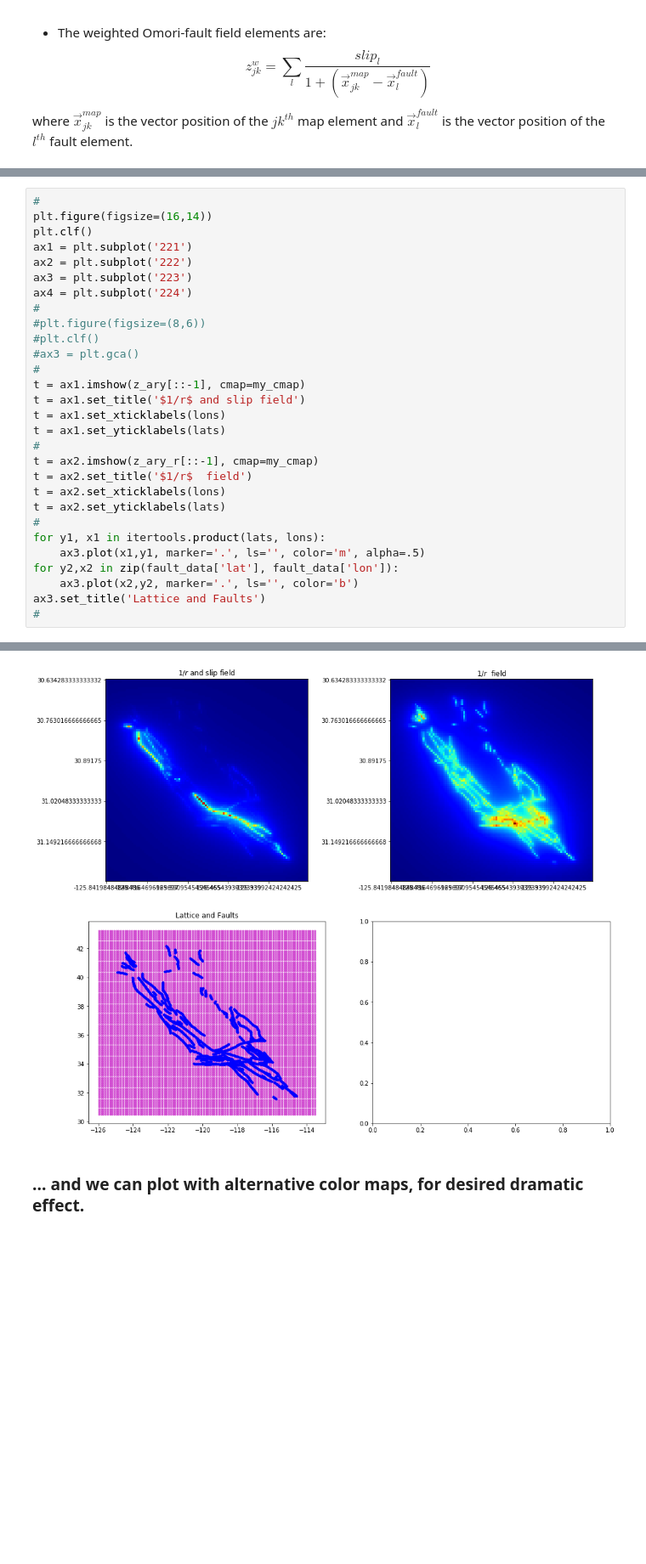
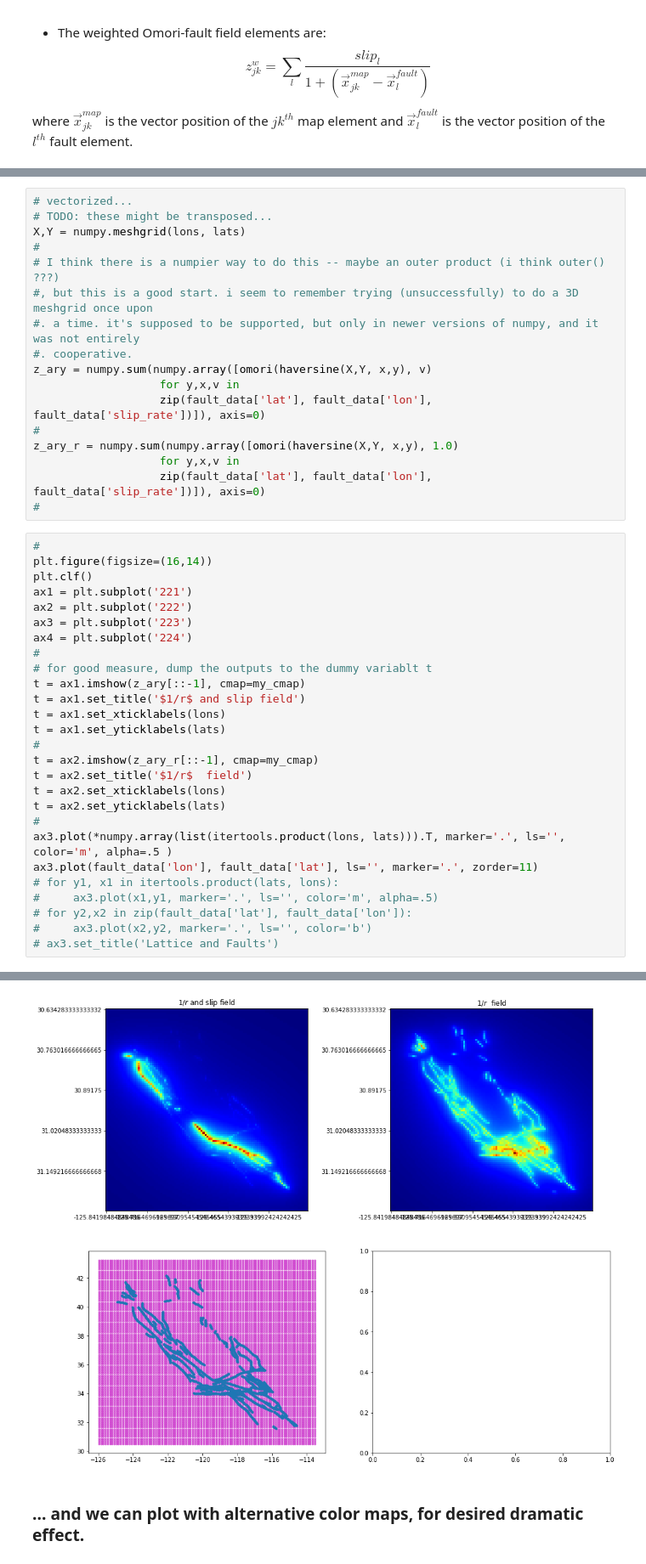
Before and after one commit to markyoder/gallery, a Jupyter notebook: ETAS_slip_inversion.ipynb, the cells around one changed output, grey strips where cells are left out. Shown: that part at 85% size. Cells and saved outputs as stored; diff of their text form; blank space fills up the shorter version.

Commit message:
fixed a few more bugs in etas_slip_inversion; vectorized the slip field estimator, which is about 100x faster -- runs in 30 seconds, instead of 10+ minutes... which is good.

```diff
--- a/ETAS_slip_inversion.ipynb
+++ b/ETAS_slip_inversion.ipynb
@@ -225,3 +261,20 @@ z_ary_r = numpy.reshape(numpy.array([rw[2] for rw in XYZ_r]), (n_lon, n_lat))
+# %%
+# vectorized...
+# TODO: these might be transposed...
+X,Y = numpy.meshgrid(lons, lats)
+#
+# I think there is a numpier way to do this -- maybe an outer product (i think outer() ???)
+#, but this is a good start. i seem to remember trying (unsuccessfully) to do a 3D meshgrid once upon
+#. a time. it's supposed to be supported, but only in newer versions of numpy, and it was not entirely
+#. cooperative.
+z_ary = numpy.sum(numpy.array([omori(haversine(X,Y, x,y), v)
+                   for y,x,v in
+                   zip(fault_data['lat'], fault_data['lon'], fault_data['slip_rate'])]), axis=0)
+#
+z_ary_r = numpy.sum(numpy.array([omori(haversine(X,Y, x,y), 1.0)
+                   for y,x,v in
+                   zip(fault_data['lat'], fault_data['lon'], fault_data['slip_rate'])]), axis=0)
+#
 # %%
 #
 plt.figure(figsize=(16,14))
@@ -231,10 +284,7 @@ ax2 = plt.subplot('222')
 ax3 = plt.subplot('223')
 ax4 = plt.subplot('224')
 #
-#plt.figure(figsize=(8,6))
-#plt.clf()
-#ax3 = plt.gca()
-#
+# for good measure, dump the outputs to the dummy variablt t
 t = ax1.imshow(z_ary[::-1], cmap=my_cmap)
 t = ax1.set_title('$1/r$ and slip field')
 t = ax1.set_xticklabels(lons)
@@ -245,10 +295,11 @@ t = ax2.set_title('$1/r$  field')
 t = ax2.set_xticklabels(lons)
 t = ax2.set_yticklabels(lats)
 #
-for y1, x1 in itertools.product(lats, lons):
-    ax3.plot(x1,y1, marker='.', ls='', color='m', alpha=.5)
-for y2,x2 in zip(fault_data['lat'], fault_data['lon']):
-    ax3.plot(x2,y2, marker='.', ls='', color='b')
-ax3.set_title('Lattice and Faults')
-#
+ax3.plot(*numpy.array(list(itertools.product(lons, lats))).T, marker='.', ls='', color='m', alpha=.5 )
+ax3.plot(fault_data['lon'], fault_data['lat'], ls='', marker='.', zorder=11)
+# for y1, x1 in itertools.product(lats, lons):
+#     ax3.plot(x1,y1, marker='.', ls='', color='m', alpha=.5)
+# for y2,x2 in zip(fault_data['lat'], fault_data['lon']):
+#     ax3.plot(x2,y2, marker='.', ls='', color='b')
+# ax3.set_title('Lattice and Faults')
 # %% [output]
@@ -256,4 +307,4 @@ Text(0.5, 1.0, 'Lattice and Faults')
-[figure, old version]
+[figure, new version]
 # %% [markdown]
 ### ... and we can plot with alternative color maps, for desired dramatic effect.
 # %%
```
Also changed, not shown: parts of 15 cells of this notebook.
